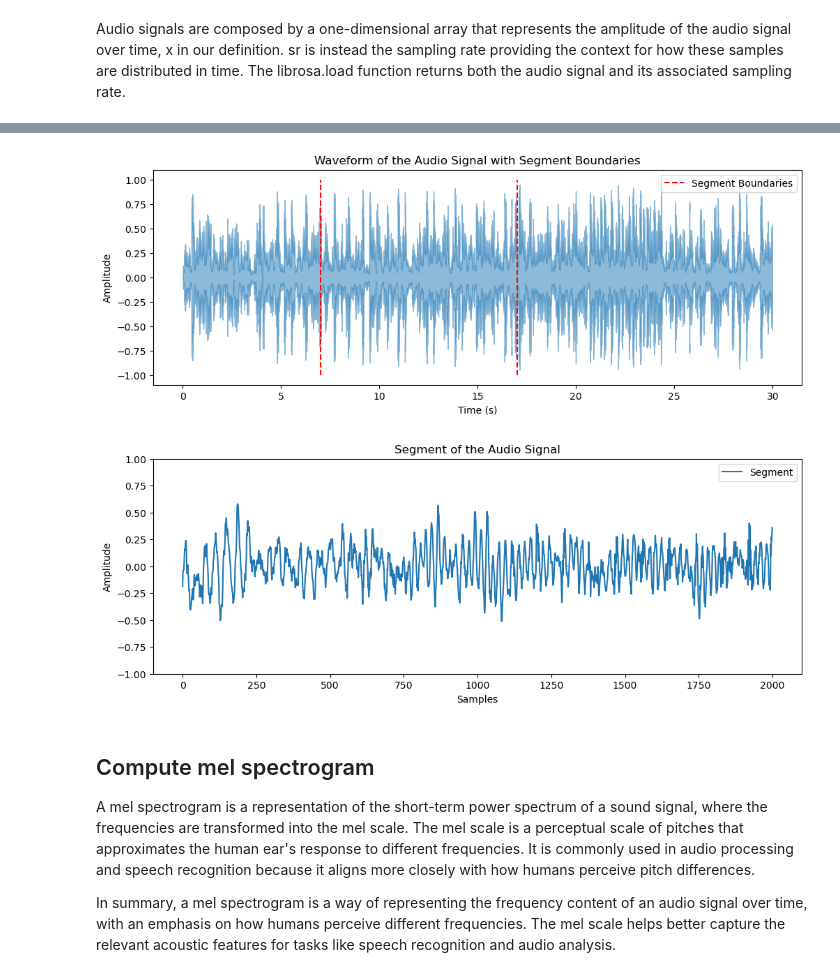
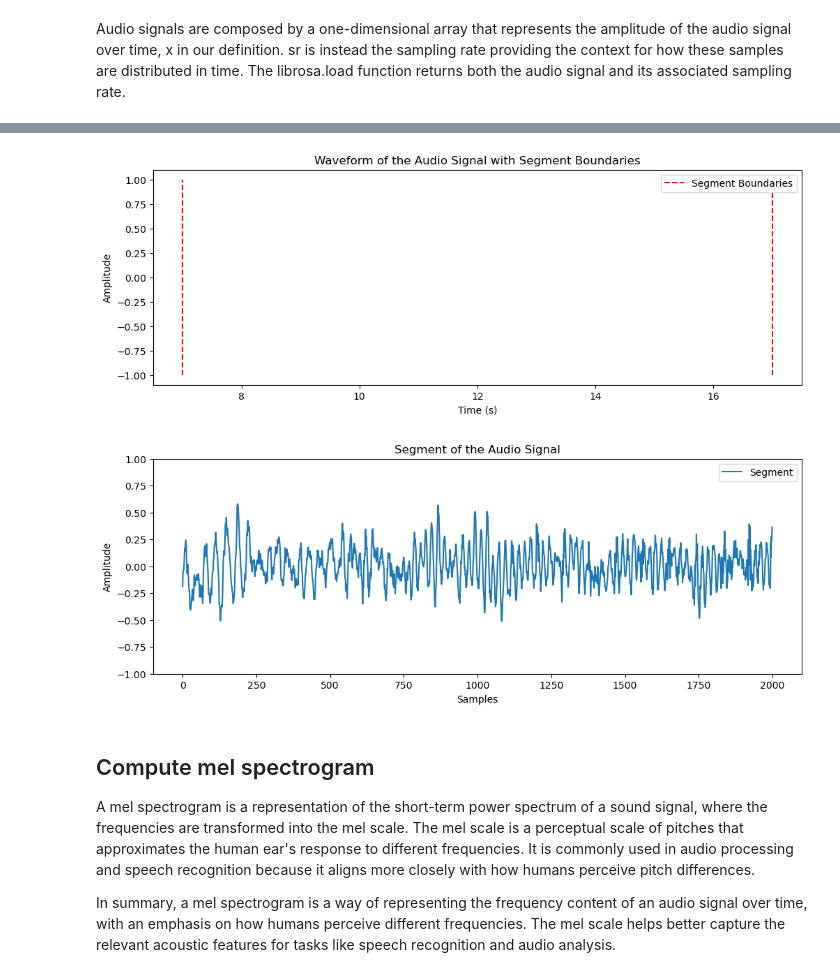
Before and after one commit to AlbertoSaretto/Music-Genre-Recognition, a Jupyter notebook: Preprocess.ipynb, the cells around one changed output, grey strips where cells are left out. Drawn from its saved outputs; the diff is of its cells as text; code cells hidden in the pictures.

```diff
--- a/Preprocess.ipynb
+++ b/Preprocess.ipynb
@@ -95,28 +101,28 @@ Duration: 29.98s, 660984 samples
 # %%
 # Plot the entire waveform with vertical lines
 plt.figure(figsize=(12, 4))
-librosa.display.waveshow(x_ex[0], alpha=0.5)
+#librosa.display.waveshow(x_ex[0], alpha=0.5)
 plt.vlines([start, end], -1, 1, color='r', linestyle='--', label='Segment Boundaries')
 plt.xlabel('Time (s)')
 plt.ylabel('Amplitude')
 plt.title('Waveform of the Audio Signal with Segment Boundaries')
 plt.legend()
 
 plt.show()
 
 # Create another plot for a segment of the audio signal
 start_segment = len(x_ex[0]) // 2
 plt.figure(figsize=(12, 4))
 plt.plot(x_ex[0][start_segment:start_segment + 2000], label='Segment')  #Plot of 2000 samples starting from the midpoint onward
 plt.ylim((-1, 1))
 plt.xlabel('Samples')
 plt.ylabel('Amplitude')
 plt.title('Segment of the Audio Signal')
 plt.legend()
 
 plt.show()
 # %% [output]
-[figure, old version]
+[figure, new version]
 [figure]
 # %% [markdown]
 ## Compute mel spectrogram
```
Also changed, not shown: parts of 8 cells of this notebook.
